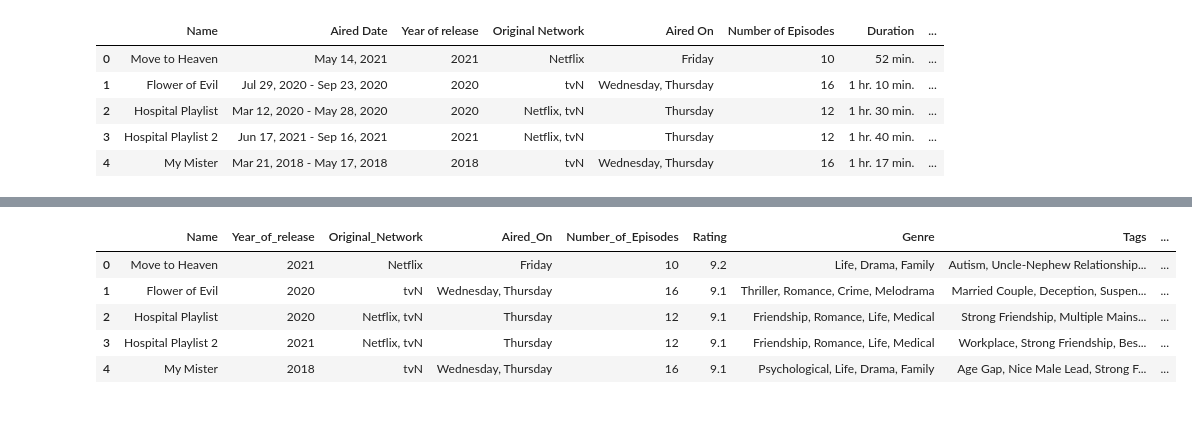
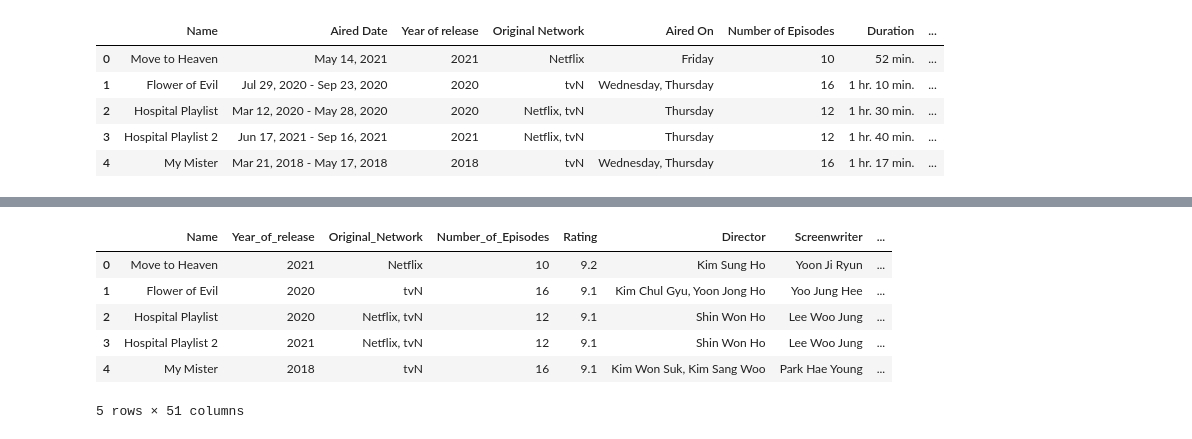
Before and after one commit to blurridge/kdrama-rating-ml, a Jupyter notebook: src/kdrama_rating_ml.ipynb, the cells around one changed output, grey strips where cells are left out. Drawn from its saved outputs; the diff is of its cells as text; code cells hidden in the pictures.

Commit message:
[CHORE] Fixed column names and added dummies for genre and air days

```diff
--- a/src/kdrama_rating_ml.ipynb
+++ b/src/kdrama_rating_ml.ipynb
@@ -87,11 +75,11 @@ kdrama_data.head()
 # %%
 # Apply One Hot Encoding to genres to transform it from categorical to a binary vector representation.
 
-# TODO: Remove trailing whitespaces from list values
-
 kdrama_data["Genre"] = kdrama_data["Genre"].apply(lambda value: value.split(","))
-kdrama_data = pd.get_dummies(kdrama_data["Genre"].apply(pd.Series) \
+kdrama_data["Genre"] = kdrama_data["Genre"].apply(lambda genre_list: list(map(str.strip, genre_list)))
+kdrama_genres = pd.get_dummies(kdrama_data["Genre"].apply(pd.Series) \
                                                  .stack()) \
                                                  .sum(level=0)
+kdrama_data = pd.concat([kdrama_data, kdrama_genres], axis=1)
 kdrama_data.head()
 # %% [output]
@@ -104,0 +93,11 @@ kdrama_data.head()
+# %%
+# Apply One Hot Encoding to air times to transform it from categorical to a binary vector representation.
+
+kdrama_data["Aired On"] = kdrama_data["Aired On"].apply(lambda value: value.split(","))
+kdrama_data["Aired On"] = kdrama_data["Aired On"].apply(lambda air_day: list(map(str.strip, air_day)))
+kdrama_air_days = pd.get_dummies(kdrama_data["Aired On"].apply(pd.Series) \
+                                                 .stack()) \
+                                                 .sum(level=0)
+kdrama_air_days = kdrama_air_days[["Monday", "Tuesday", "Wednesday", "Thursday", "Friday", "Saturday", "Sunday"]]
+kdrama_data = pd.concat([kdrama_data, kdrama_air_days], axis=1)
+kdrama_data.head()
@@ -163,12 +151,13 @@ KeyError: 'Duration'
 # %%
 # Drop columns that are irrelevant to analysis and model training
 
-kdrama_data = kdrama_data.drop(['Aired_Date', 'Duration', 'Synopsis'], axis=1)
+kdrama_data = kdrama_data.drop(['Aired_Date', 'Duration', 'Synopsis', "Genre", "Aired_On", "Tags"], axis=1)
 kdrama_data.head()
 # %% [output]
-|  | Name | Year_of_release | Original_Network | Aired_On | Number_of_Episodes | Rating | Genre | Tags | ... |
-| 0 | Move to Heaven | 2021 | Netflix | Friday | 10 | 9.2 | Life, Drama, Family | Autism, Uncle-Nephew Relationship... | ... |
-| 1 | Flower of Evil | 2020 | tvN | Wednesday, Thursday | 16 | 9.1 | Thriller, Romance, Crime, Melodrama | Married Couple, Deception, Suspen... | ... |
-| 2 | Hospital Playlist | 2020 | Netflix, tvN | Thursday | 12 | 9.1 | Friendship, Romance, Life, Medical | Strong Friendship, Multiple Mains... | ... |
-| 3 | Hospital Playlist 2 | 2021 | Netflix, tvN | Thursday | 12 | 9.1 | Friendship, Romance, Life, Medical | Workplace, Strong Friendship, Bes... | ... |
-| 4 | My Mister | 2018 | tvN | Wednesday, Thursday | 16 | 9.1 | Psychological, Life, Drama, Family | Age Gap, Nice Male Lead, Strong F... | ... |
+|  | Name | Year_of_release | Original_Network | Number_of_Episodes | Rating | Director | Screenwriter | ... |
+| 0 | Move to Heaven | 2021 | Netflix | 10 | 9.2 | Kim Sung Ho | Yoon Ji Ryun | ... |
+| 1 | Flower of Evil | 2020 | tvN | 16 | 9.1 | Kim Chul Gyu, Yoon Jong Ho | Yoo Jung Hee | ... |
+| 2 | Hospital Playlist | 2020 | Netflix, tvN | 12 | 9.1 | Shin Won Ho | Lee Woo Jung | ... |
+| 3 | Hospital Playlist 2 | 2021 | Netflix, tvN | 12 | 9.1 | Shin Won Ho | Lee Woo Jung | ... |
+| 4 | My Mister | 2018 | tvN | 16 | 9.1 | Kim Won Suk, Kim Sang Woo | Park Hae Young | ... |
+5 rows × 51 columns
```
Also changed, not shown: parts of 7 cells of this notebook.
